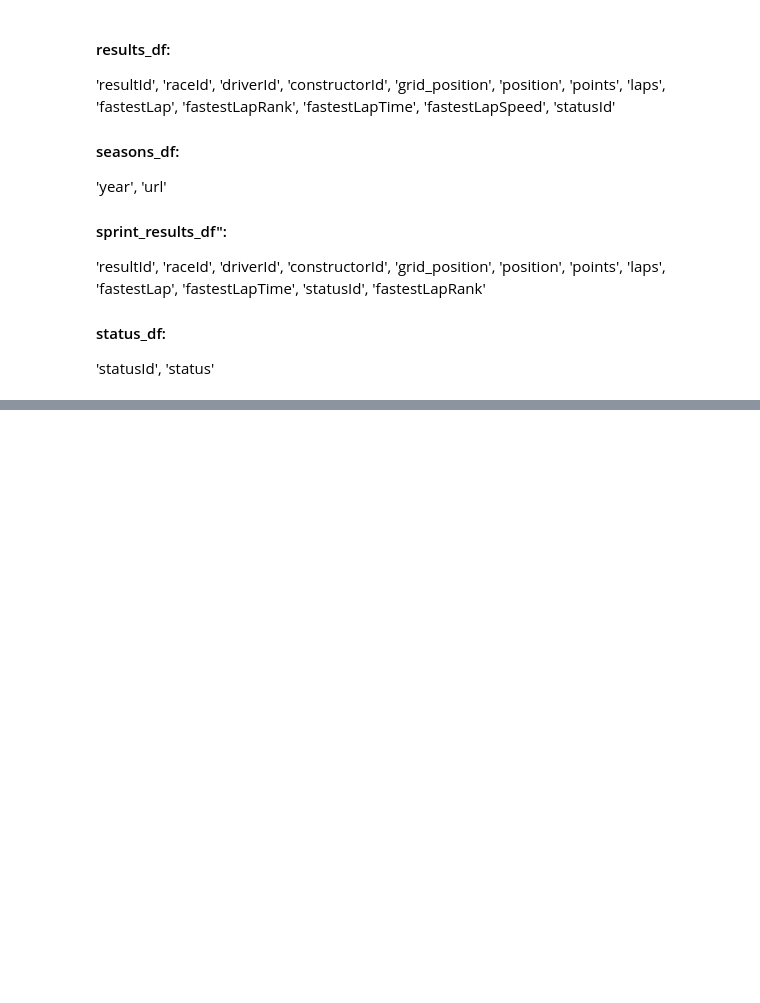
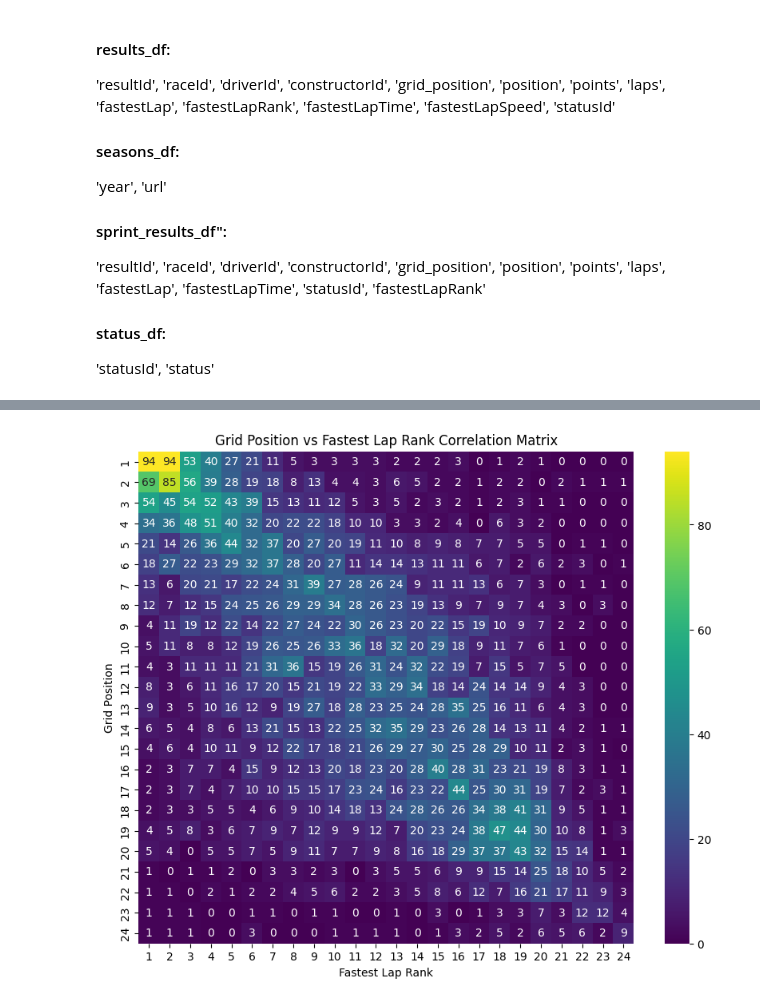
Before and after one commit to ili23/orie_3120_sp25, a Jupyter notebook: visualizations.ipynb, the cells around one changed output, grey strips where cells are left out. Cells and saved outputs as stored; diff of their text form; code cells hidden in the pictures; blank space fills up the shorter version.

Commit message:
initial visuals

```diff
--- a/visualizations.ipynb
+++ b/visualizations.ipynb
@@ -68,0 +78,21 @@ status_df = pd.read_csv('./data/cleaned_status.csv')
+# %%
+# Filter out rows where grid_position or fastestLapRank is 0
+filtered_results_df = results_df[(results_df['grid_position'] != 0) & (results_df['fastestLapRank'] != 0)]
+
+# Group by grid_position and fastestLapRank to get the frequency
+frequency = filtered_results_df.groupby(['grid_position', 'fastestLapRank']).size().reset_index(name='count')
+
+# Create a pivot table to form the correlation matrix
+correlation_matrix = frequency.pivot_table(index='grid_position', columns='fastestLapRank', values='count', fill_value=0)
+
+# Plot the heatmap
+plt.figure(figsize=(10, 8))
+sns.heatmap(correlation_matrix, annot=True, fmt='g', cmap='viridis')
+
+plt.xlabel('Fastest Lap Rank')
+plt.ylabel('Grid Position')
+plt.title('Grid Position vs Fastest Lap Rank Correlation Matrix')
+
+plt.show()
+# %% [output]
+[figure, added]
```
Also changed, not shown: parts of 4 cells of this notebook.
